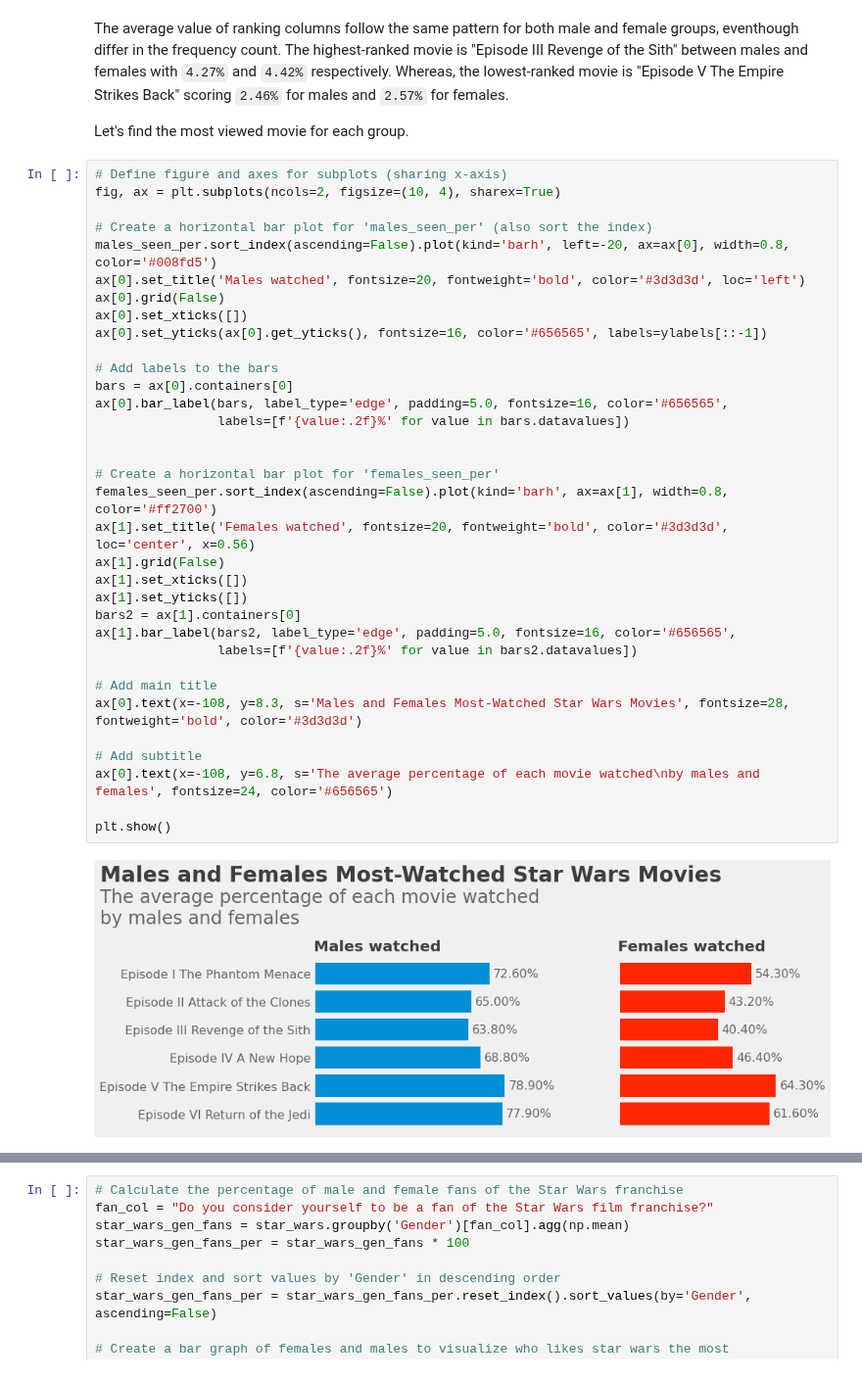
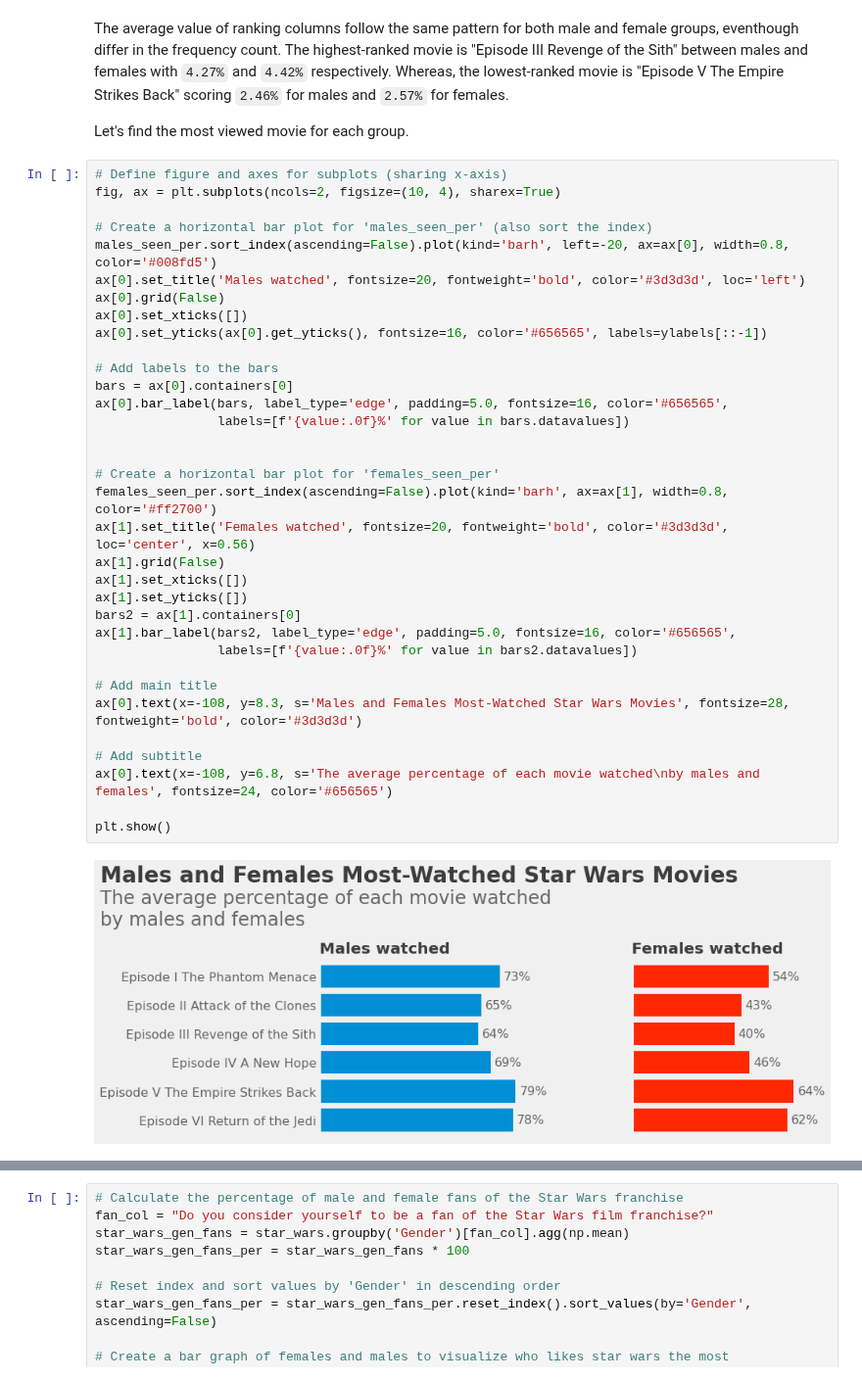
Before and after one commit to MuhammadAwon/datascience-projects, a Jupyter notebook: Projects/star-wars/star-wars-survey.ipynb, the cells around one changed output, grey strips where cells are left out. Shown at 98% size. Saved outputs shown, nothing was run; the diff lists cells and outputs as text.

```diff
--- a/Projects/star-wars/star-wars-survey.ipynb
+++ b/Projects/star-wars/star-wars-survey.ipynb
@@ -571,34 +573,34 @@ fig, ax = plt.subplots(ncols=2, figsize=(10, 4), sharex=True)
 
 # Create a horizontal bar plot for 'males_seen_per' (also sort the index)
 males_seen_per.sort_index(ascending=False).plot(kind='barh', left=-20, ax=ax[0], width=0.8, color='#008fd5')
 ax[0].set_title('Males watched', fontsize=20, fontweight='bold', color='#3d3d3d', loc='left')
 ax[0].grid(False)
 ax[0].set_xticks([])
 ax[0].set_yticks(ax[0].get_yticks(), fontsize=16, color='#656565', labels=ylabels[::-1])
 
 # Add labels to the bars
 bars = ax[0].containers[0]
 ax[0].bar_label(bars, label_type='edge', padding=5.0, fontsize=16, color='#656565',
-                labels=[f'{value:.2f}%' for value in bars.datavalues])
+                labels=[f'{value:.0f}%' for value in bars.datavalues])
 
 
 # Create a horizontal bar plot for 'females_seen_per'
 females_seen_per.sort_index(ascending=False).plot(kind='barh', ax=ax[1], width=0.8, color='#ff2700')
 ax[1].set_title('Females watched', fontsize=20, fontweight='bold', color='#3d3d3d', loc='center', x=0.56)
 ax[1].grid(False)
 ax[1].set_xticks([])
 ax[1].set_yticks([])
 bars2 = ax[1].containers[0]
 ax[1].bar_label(bars2, label_type='edge', padding=5.0, fontsize=16, color='#656565',
-                labels=[f'{value:.2f}%' for value in bars2.datavalues])
+                labels=[f'{value:.0f}%' for value in bars2.datavalues])
 
 # Add main title
 ax[0].text(x=-108, y=8.3, s='Males and Females Most-Watched Star Wars Movies', fontsize=28, fontweight='bold', color='#3d3d3d')
 
 # Add subtitle
 ax[0].text(x=-108, y=6.8, s='The average percentage of each movie watched\nby males and females', fontsize=24, color='#656565')
 
 plt.show()
 # %% [output]
-[figure, old version]
+[figure, new version]
 # %% [markdown]
```
Also changed, not shown: parts of 7 cells of this notebook.
